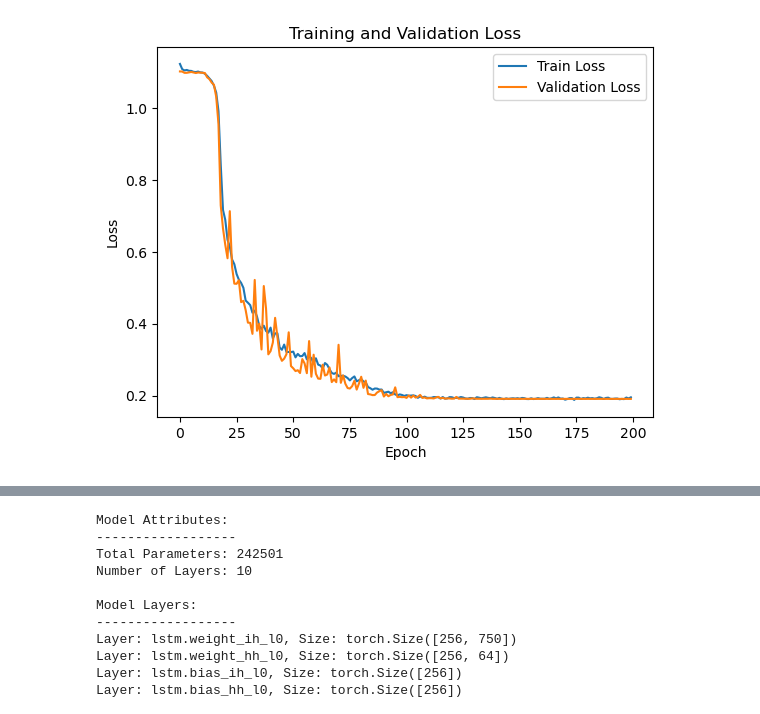
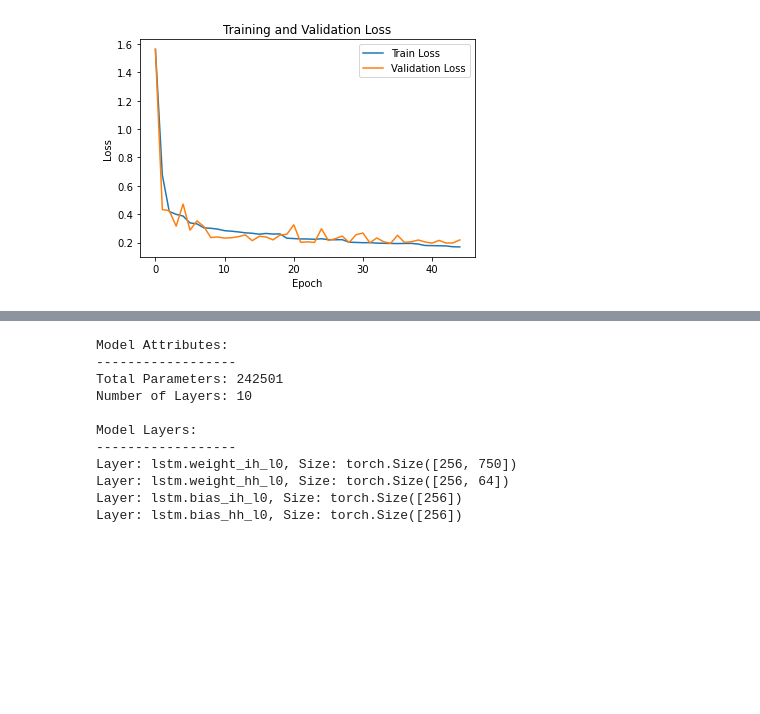
Before and after one commit to jhirschm/cookiebox_simulation, a Jupyter notebook: src/LSTM_Classifier_numPulsePrediction.ipynb, the cells around one changed output, grey strips where cells are left out. Drawn from its saved outputs; the diff is of its cells as text; code cells hidden in the pictures; blank space fills up the shorter version.

```diff
--- a/src/LSTM_Classifier_numPulsePrediction.ipynb
+++ b/src/LSTM_Classifier_numPulsePrediction.ipynb
@@ -21,7 +21,10 @@ import matplotlib.pyplot as plt
 from torch.optim.lr_scheduler import StepLR
 
 # Check if CUDA (GPU support) is available
-if torch.backends.mps.is_available() and torch.backends.mps.is_built():
+if torch.cuda.is_available():
+    print("GPU is available!")
+    device = torch.device("cuda")
+elif torch.backends.mps.is_available() and torch.backends.mps.is_built():
     device = torch.device("mps")
     print("MPS is available. Using GPU.")
 else:
@@ -167,7 +170,9 @@ input_size = 750
 hidden_size = 128
 # %%
 # Load and preprocess data
-data_file = '../lstm_data2_simdata.h5'  # Replace with the actual path to your HDF5 file
+#data_file = '../lstm_data2_simdata.h5'  # Replace with the actual path to your HDF5 file
+#data_file = '/sdf/group/lcls/ds/scratch/jhirschm/MRCO_Sim_Data/Oct3_2023_simdata.h5'
+data_file = '/sdf/group/lcls/ds/scratch/jhirschm/MRCO_Sim_Data/Oct12_2023_simdata.h5'
 images,npulses, scaler = load_and_preprocess_data(data_file) #check and good
 
 # # Create sequences and targets
@@ -209,7 +261,7 @@ test_dataloader = DataLoader(test_dataset, batch_size=batch_size, shuffle=False)
 # # Initialize the model
 #model = PulseClassificationLSTM2(input_size, hidden_size, num_classes, num_layers=1)
 #model = PulseClassificationLSTM(input_size, hidden_size, num_classes, num_layers=2)
-model = PulseClassificationLSTM(input_size, hidden_size, num_classes, num_layers=1,dropout=.2)
+model = PulseClassificationLSTM(input_size, hidden_size, num_classes, num_layers=3,dropout=0)
 
 model.to(device)
 
@@ -309,16 +361,16 @@ Epoch [200/200] - Train Loss: 0.1951904020, Validation Loss: 0.1908576503
 # %%
 # Plotting training and validation losses
 plt.plot(train_losses, label='Train Loss')
 plt.plot(val_losses, label='Validation Loss')
 plt.xlabel('Epoch')
 plt.ylabel('Loss')
 plt.title('Training and Validation Loss')
 plt.legend()
 plt.show()
 
 # Save the trained model
-torch.save(model.state_dict(), 'lstm_npulses_model_temp.pth')
+torch.save(model.state_dict(), 'lstm_npulses_model_new_largeData_4.pth')
 # %% [output]
-[figure, old version]
+[figure, new version]
 # %%
 # Load the trained model
```
Also changed, not shown: parts of 10 cells of this notebook, 9 other files.
